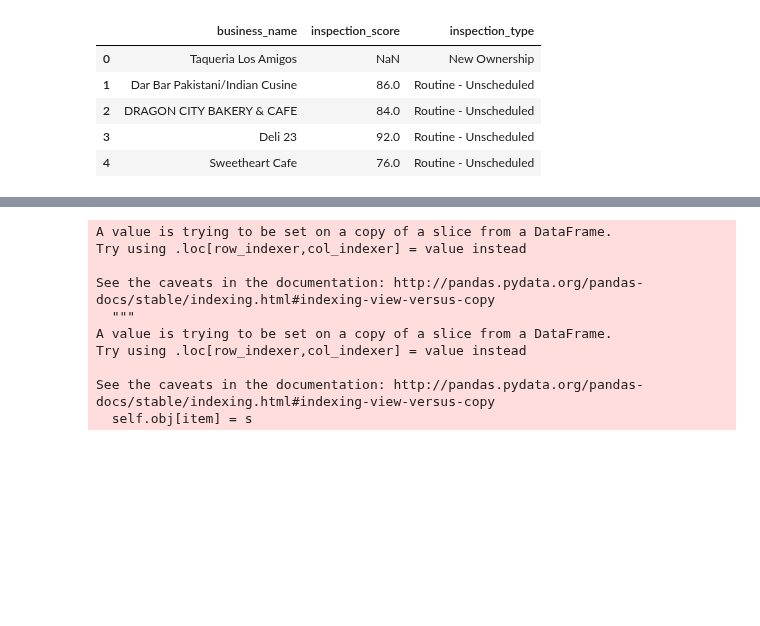
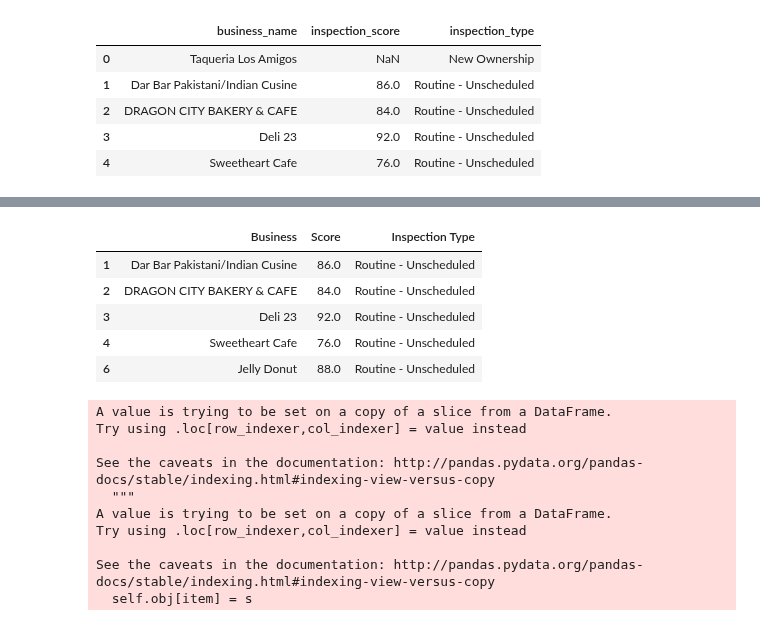
Before and after one commit to colarusso/codingthelaw, a Jupyter notebook: Fall_2017/work/edumore/p3/code_sample_1.ipynb, the cells around one changed output, grey strips where cells are left out. Drawn from its saved outputs; the diff is of its cells as text; code cells hidden in the pictures; blank space fills up the shorter version.

```diff
--- a/Fall_2017/work/edumore/p3/code_sample_1.ipynb
+++ b/Fall_2017/work/edumore/p3/code_sample_1.ipynb
@@ -172,3 +177,14 @@ KeyError: 'inspection_type'
+# %%
+#
+raw_data_df = raw_data_df.dropna()
+raw_data_df.head()
+# %% [output]
+|  | Business | Score | Inspection Type |
+| 1 | Dar Bar Pakistani/Indian Cusine | 86.0 | Routine - Unscheduled |
+| 2 | DRAGON CITY BAKERY & CAFE | 84.0 | Routine - Unscheduled |
+| 3 | Deli 23 | 92.0 | Routine - Unscheduled |
+| 4 | Sweetheart Cafe | 76.0 | Routine - Unscheduled |
+| 6 | Jelly Donut | 88.0 | Routine - Unscheduled |
 # %%
 processed_data_df = raw_data_df
 processed_data_df["new_own"] = 0
```
Also changed, not shown: parts of 2 cells of this notebook.
